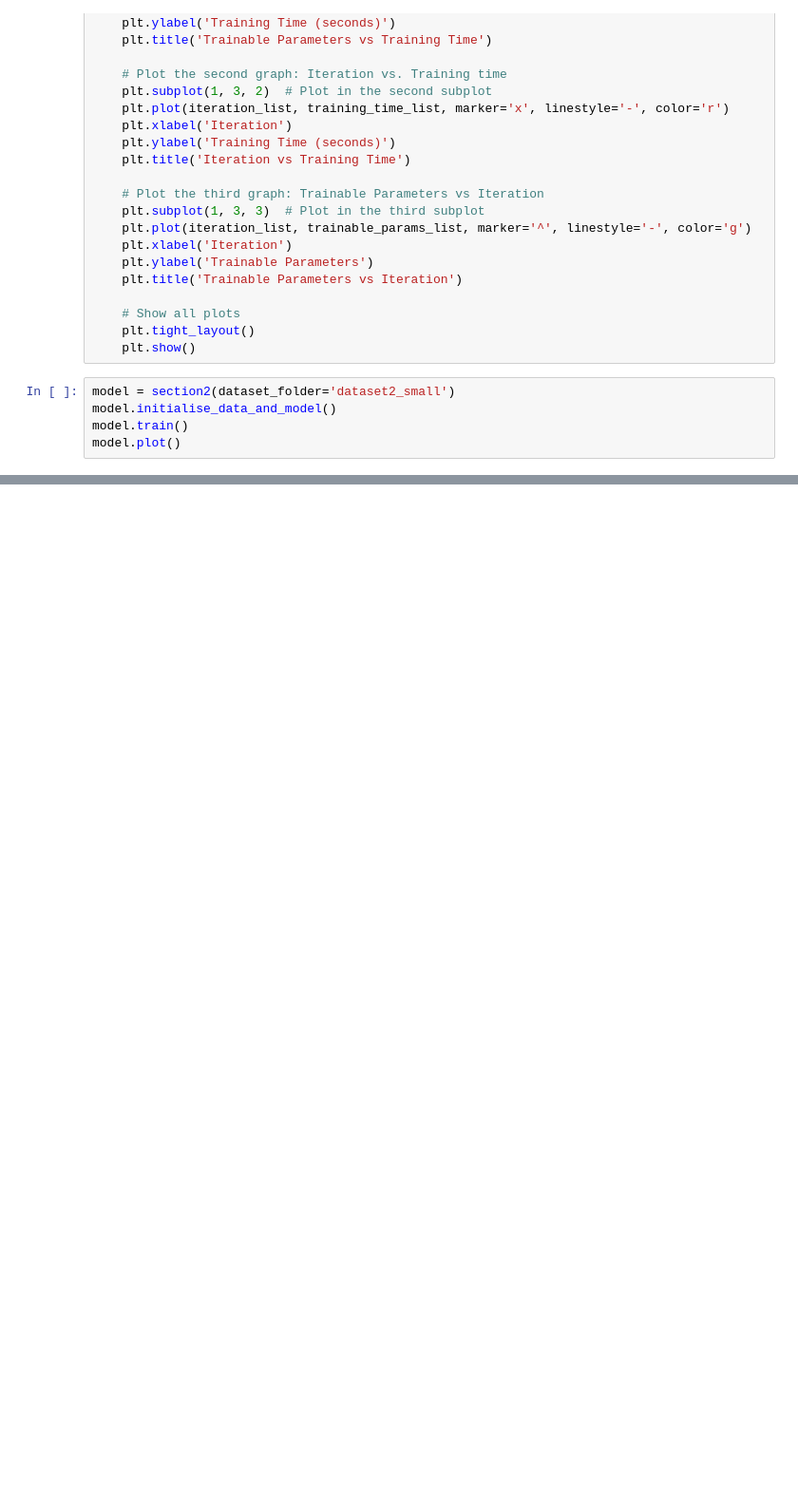
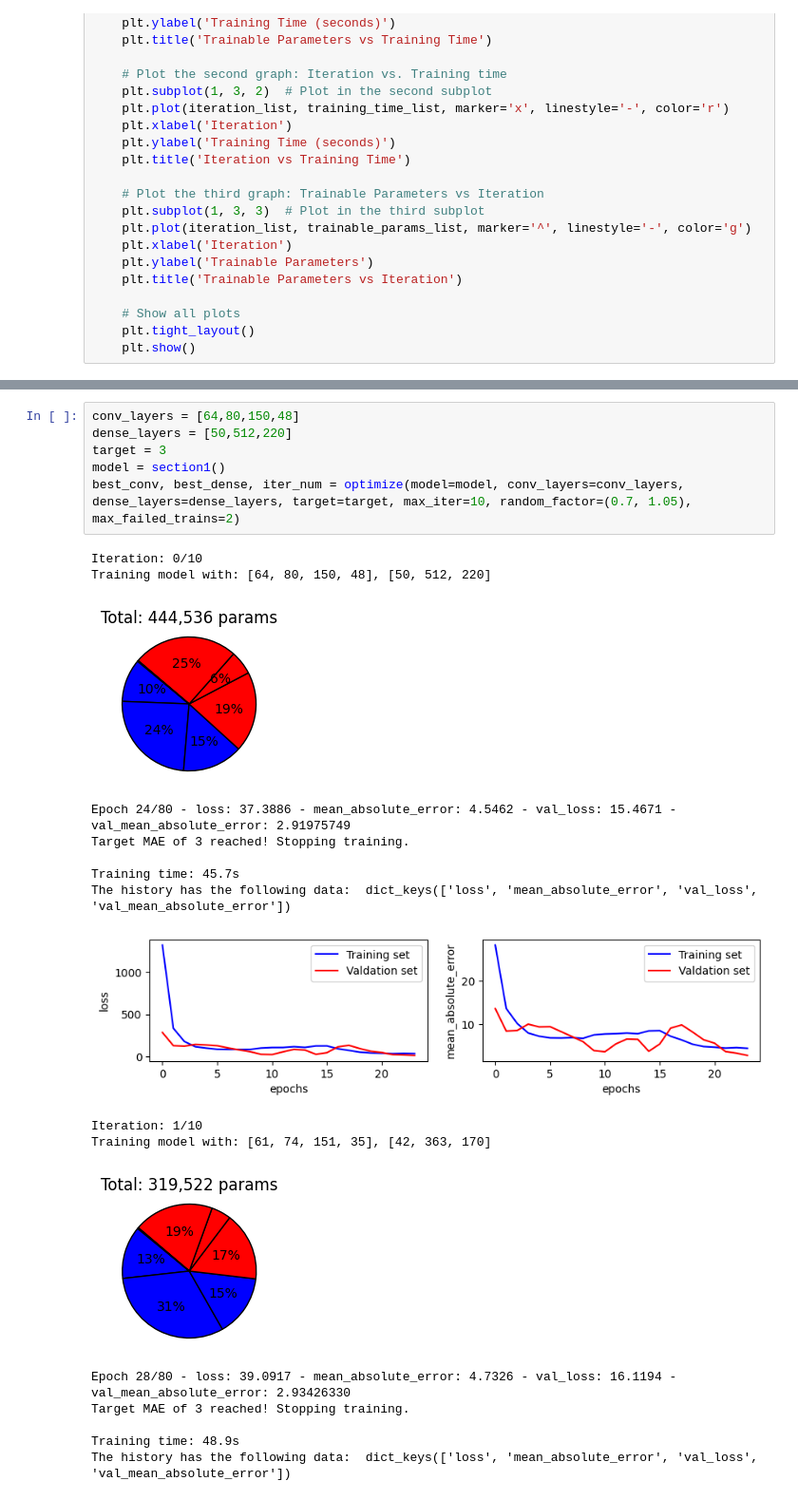
Before and after one commit to alessio-maffioletti/matura, a Jupyter notebook: main_script.ipynb, the cells around one changed output, grey strips where cells are left out. Shown at 95% size. Drawn from its saved outputs; the diff is of its cells as text; blank space fills up the shorter version.

```diff
--- a/main_script.ipynb
+++ b/main_script.ipynb
@@ -99,8 +47,3 @@ def plot_results(trainable_params_list, training_time_list, iteration_list, figs
     # Show all plots
     plt.tight_layout()
     plt.show()
-# %%
-model = section2(dataset_folder='dataset2_small')
-model.initialise_data_and_model()
-model.train()
-model.plot()
@@ -111,0 +117,24 @@ The history has the following data:  dict_keys(['loss', 'accuracy', 'val_loss',
+# %%
+conv_layers = [64,80,150,48]
+dense_layers = [50,512,220]
+target = 3
+model = section1()
+best_conv, best_dense, iter_num = optimize(model=model, conv_layers=conv_layers, dense_layers=dense_layers, target=target, max_iter=10, random_factor=(0.7, 1.05), max_failed_trains=2)
+# %% [output]
+Iteration: 0/10
+Training model with: [64, 80, 150, 48], [50, 512, 220]
+[figure, added]
+Epoch 24/80 - loss: 37.3886 - mean_absolute_error: 4.5462 - val_loss: 15.4671 - val_mean_absolute_error: 2.91975749
+Target MAE of 3 reached! Stopping training.
+
+Training time: 45.7s
+The history has the following data:  dict_keys(['loss', 'mean_absolute_error', 'val_loss', 'val_mean_absolute_error'])
+[figure, added]
+Iteration: 1/10
+Training model with: [61, 74, 151, 35], [42, 363, 170]
+[figure, added]
+Epoch 28/80 - loss: 39.0917 - mean_absolute_error: 4.7326 - val_loss: 16.1194 - val_mean_absolute_error: 2.93426330
+Target MAE of 3 reached! Stopping training.
+
+Training time: 48.9s
+The history has the following data:  dict_keys(['loss', 'mean_absolute_error', 'val_loss', 'val_mean_absolute_error'])
```
Also changed, not shown: parts of 10 cells of this notebook, 1 other file.
